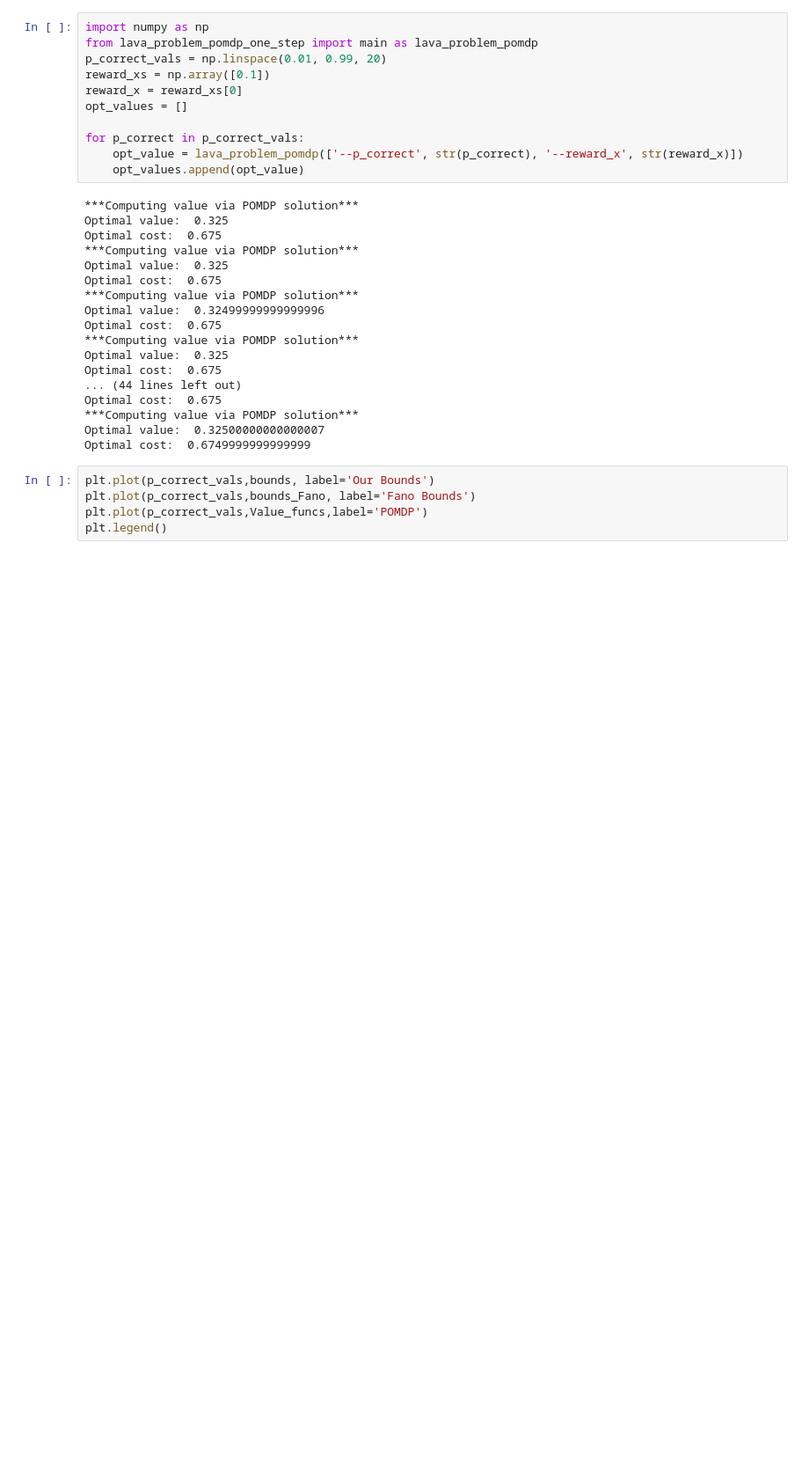
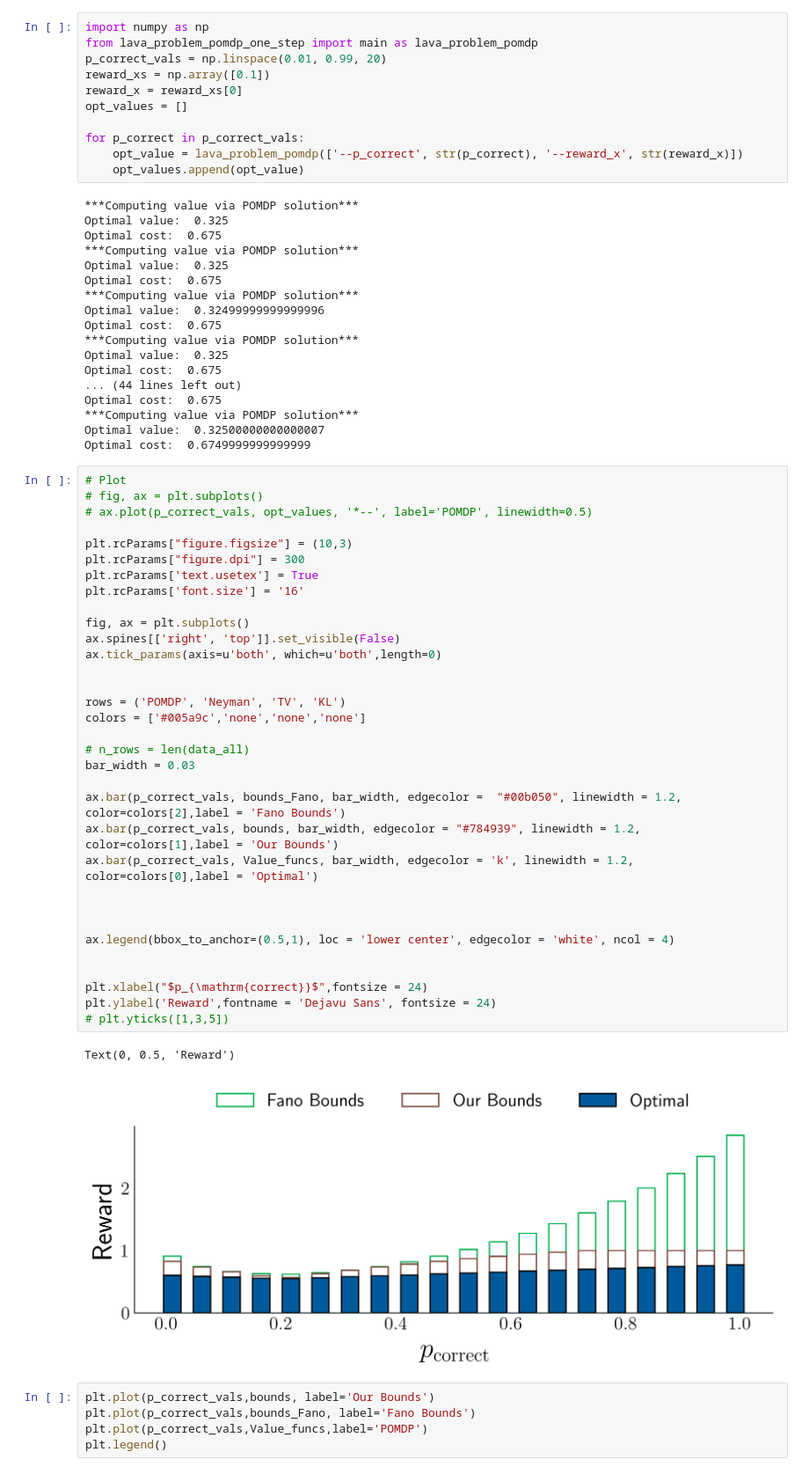
Before and after one commit to irom-lab/performance-limits, a Jupyter notebook: lava-problem/Fano.ipynb, the cells around one changed output. Shown at 88% size. Cells and saved outputs as stored; diff of their text form; blank space fills up the shorter version.

Commit message:
plots for paper

```diff
--- a/lava-problem/Fano.ipynb
+++ b/lava-problem/Fano.ipynb
@@ -160,6 +156,42 @@ Optimal cost:  0.675
 ***Computing value via POMDP solution***
 Optimal value:  0.32500000000000007
 Optimal cost:  0.6749999999999999
+# %%
+# Plot
+# fig, ax = plt.subplots()
+# ax.plot(p_correct_vals, opt_values, '*--', label='POMDP', linewidth=0.5)
+
+plt.rcParams["figure.figsize"] = (10,3)
+plt.rcParams["figure.dpi"] = 300
+plt.rcParams['text.usetex'] = True
+plt.rcParams['font.size'] = '16'
+
+fig, ax = plt.subplots()
+ax.spines[['right', 'top']].set_visible(False)
+ax.tick_params(axis=u'both', which=u'both',length=0)
+
+
+rows = ('POMDP', 'Neyman', 'TV', 'KL')
+colors = ['#005a9c','none','none','none']
+
+# n_rows = len(data_all)
+bar_width = 0.03
+
+ax.bar(p_correct_vals, bounds_Fano, bar_width, edgecolor = 	"#00b050", linewidth = 1.2, color=colors[2],label = 'Fano Bounds')
+ax.bar(p_correct_vals, bounds, bar_width, edgecolor = "#784939", linewidth = 1.2, color=colors[1],label = 'Our Bounds')
+ax.bar(p_correct_vals, Value_funcs, bar_width, edgecolor = 'k', linewidth = 1.2, color=colors[0],label = 'Optimal')
+
+
+
+ax.legend(bbox_to_anchor=(0.5,1), loc = 'lower center', edgecolor = 'white', ncol = 4)
+
+
+plt.xlabel("$p_{\mathrm{correct}}$",fontsize = 24)
+plt.ylabel('Reward',fontname = 'Dejavu Sans', fontsize = 24)
+# plt.yticks([1,3,5])
+# %% [output]
+Text(0, 0.5, 'Reward')
+[figure, added]
 # %%
 plt.plot(p_correct_vals,bounds, label='Our Bounds')
 plt.plot(p_correct_vals,bounds_Fano, label='Fano Bounds')
```
Also changed, not shown: parts of 1 cell of this notebook, 8 other files.
